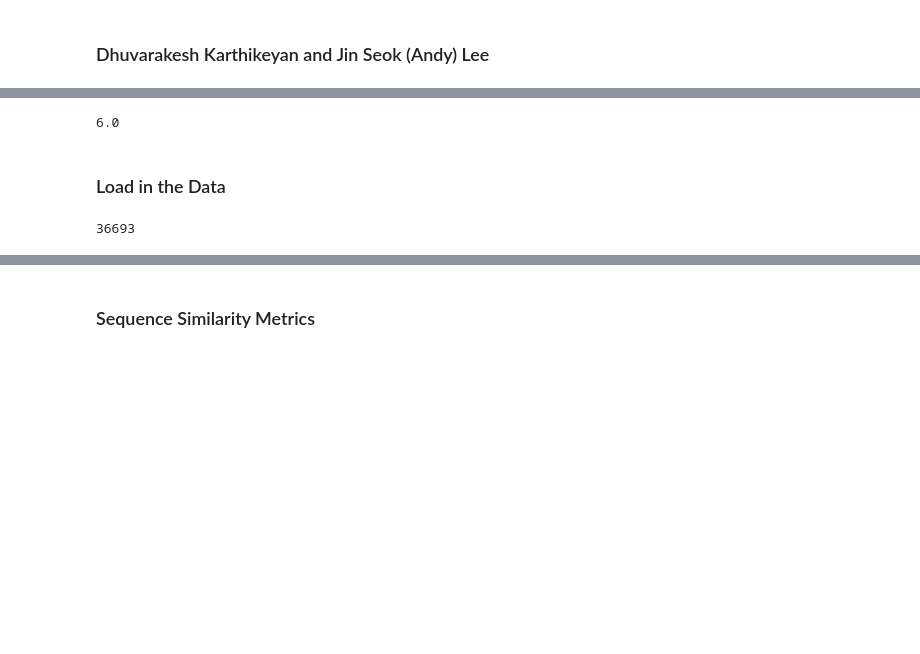
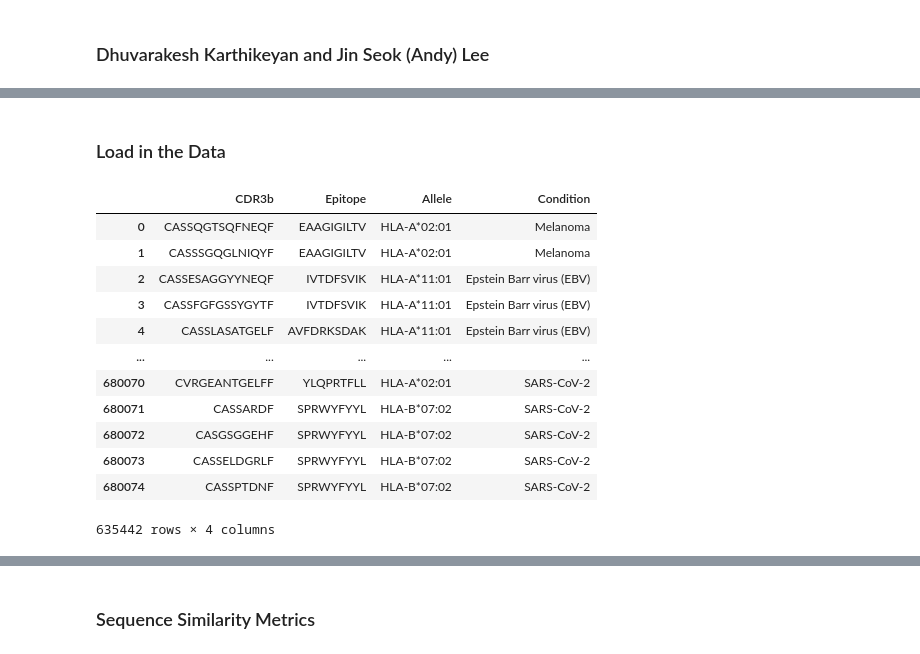
Before and after one commit to pirl-unc/ace, a Jupyter notebook: notebooks/sequence_properties.ipynb, the cells around one changed output, grey strips where cells are left out. Drawn from its saved outputs; the diff is of its cells as text; code cells hidden in the pictures; blank space fills up the shorter version.

```diff
--- a/notebooks/sequence_properties.ipynb
+++ b/notebooks/sequence_properties.ipynb
@@ -28,6 +29,2 @@ Some weights of the model checkpoint at Rostlab/prot_bert were not used when ini
 - This IS expected if you are initializing BertModel from the checkpoint of a model trained on another task or with another architecture (e.g. initializing a BertForSequenceClassification model from a ...
 - This IS NOT expected if you are initializing BertModel from the checkpoint of a model that you expect to be exactly identical (initializing a BertForSequenceClassification model from a BertForSequen ...
-# %%
-75 // 12.5
-# %% [output]
-6.0
@@ -34,8 +34,22 @@ Some weights of the model checkpoint at Rostlab/prot_bert were not used when ini
 # %% [markdown]
 ### Load in the Data
 # %%
-vdjdb = pd.read_csv("vdjdb_12032022.tsv", sep='\t')
-unique_cdr3s = vdjdb['CDR3'].unique()
-len(unique_cdr3s)
+data_df = pd.read_csv("post_processing_all_data.csv")[["CDR3b", "Epitope", 'Allele', 'Condition']]
+data_df.drop_duplicates(inplace=True)
+data_df
+#unique_cdr3s = vdjdb['CDR3'].unique()
+#len(unique_cdr3s)
 # %% [output]
+|  | CDR3b | Epitope | Allele | Condition |
+| 0 | CASSQGTSQFNEQF | EAAGIGILTV | HLA-A*02:01 | Melanoma |
+| 1 | CASSSGQGLNIQYF | EAAGIGILTV | HLA-A*02:01 | Melanoma |
+| 2 | CASSESAGGYYNEQF | IVTDFSVIK | HLA-A*11:01 | Epstein Barr virus (EBV) |
+| 3 | CASSFGFGSSYGYTF | IVTDFSVIK | HLA-A*11:01 | Epstein Barr virus (EBV) |
+| 4 | CASSLASATGELF | AVFDRKSDAK | HLA-A*11:01 | Epstein Barr virus (EBV) |
+| ... | ... | ... | ... | ... |
+| 680070 | CVRGEANTGELFF | YLQPRTFLL | HLA-A*02:01 | SARS-CoV-2 |
+| 680071 | CASSARDF | SPRWYFYYL | HLA-B*07:02 | SARS-CoV-2 |
+| 680072 | CASGSGGEHF | SPRWYFYYL | HLA-B*07:02 | SARS-CoV-2 |
+| 680073 | CASSELDGRLF | SPRWYFYYL | HLA-B*07:02 | SARS-CoV-2 |
+| 680074 | CASSPTDNF | SPRWYFYYL | HLA-B*07:02 | SARS-CoV-2 |
-36693
+635442 rows × 4 columns
```
Also changed, not shown: parts of 6 cells of this notebook, 2 other files.
